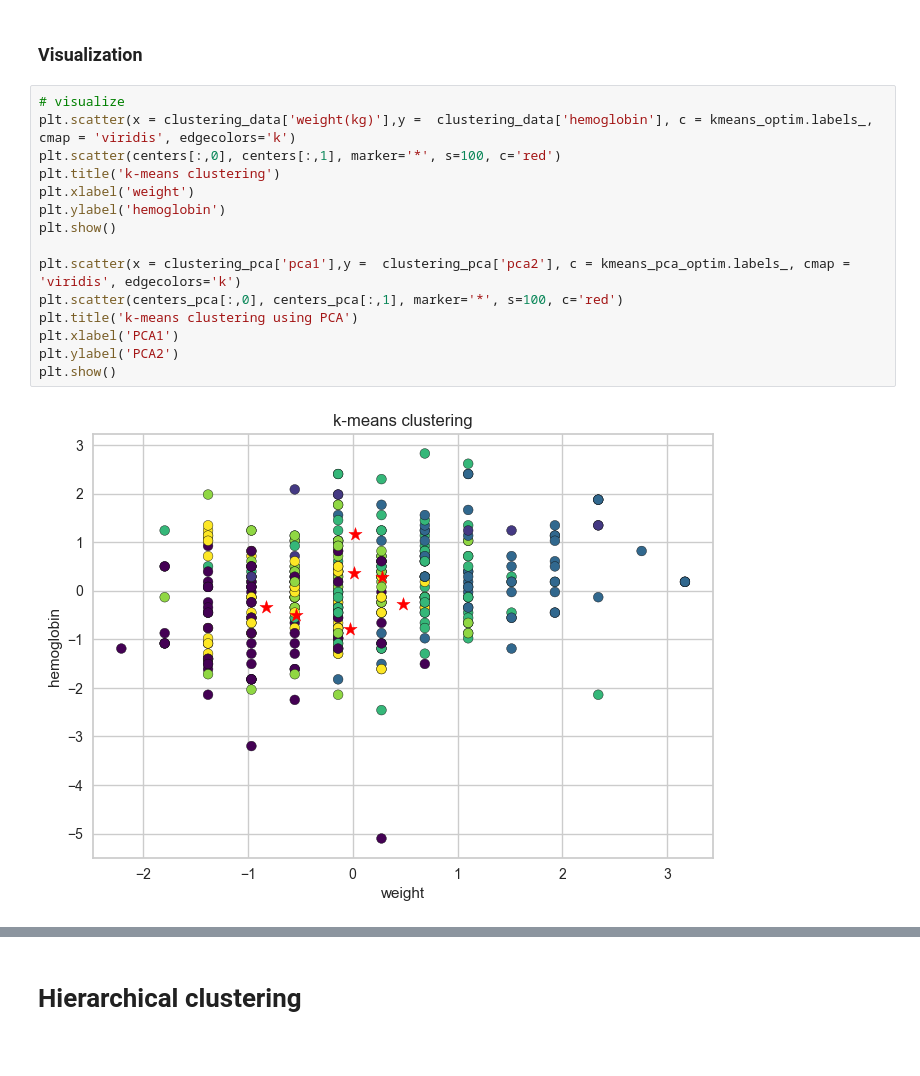
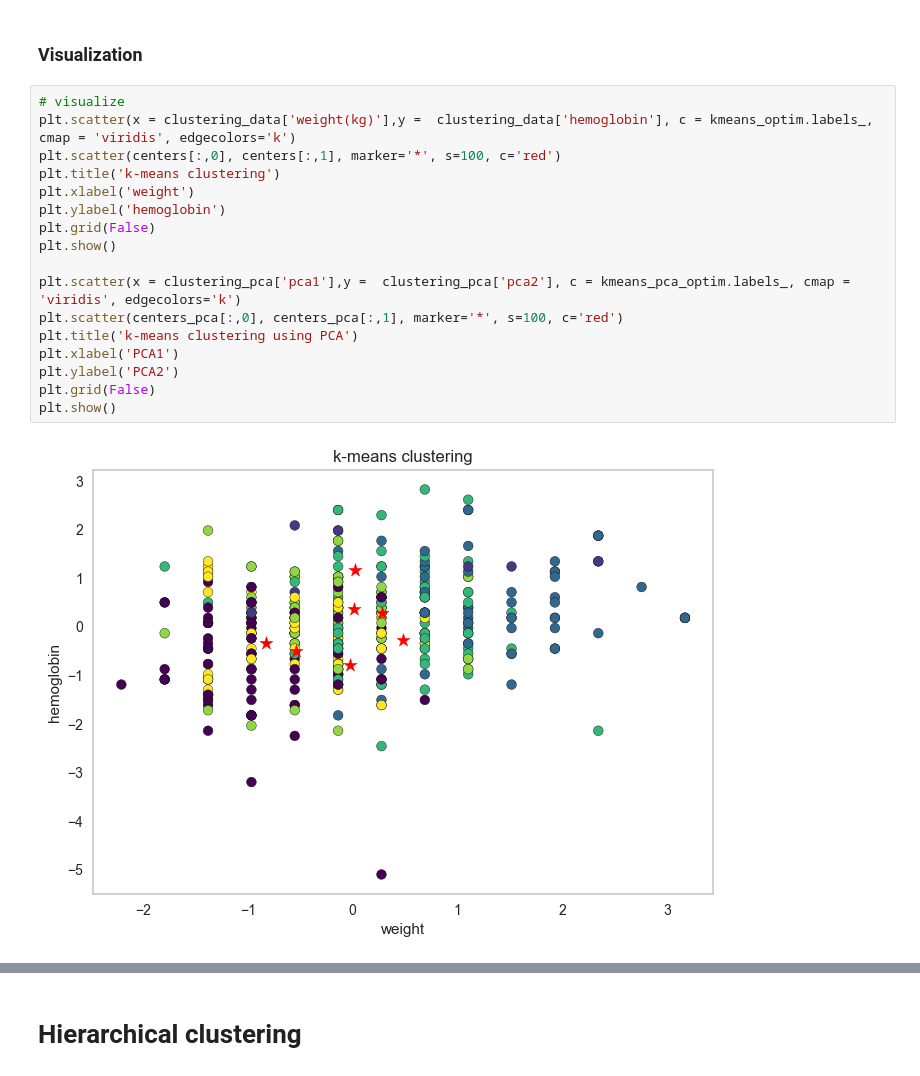
Before and after one commit to balooooooooo/machine_learning_1_coursework, a Jupyter notebook: clustering.ipynb, the cells around one changed output, grey strips where cells are left out. Cells and saved outputs as stored; diff of their text form.

```diff
--- a/clustering.ipynb
+++ b/clustering.ipynb
@@ -121,17 +121,19 @@ Rand index without PCA: 0.4989436876229329
 # %%
 # visualize
 plt.scatter(x = clustering_data['weight(kg)'],y =  clustering_data['hemoglobin'], c = kmeans_optim.labels_, cmap = 'viridis', edgecolors='k')
 plt.scatter(centers[:,0], centers[:,1], marker='*', s=100, c='red')
 plt.title('k-means clustering')
 plt.xlabel('weight')
 plt.ylabel('hemoglobin')
+plt.grid(False)
 plt.show()
 
 plt.scatter(x = clustering_pca['pca1'],y =  clustering_pca['pca2'], c = kmeans_pca_optim.labels_, cmap = 'viridis', edgecolors='k')
 plt.scatter(centers_pca[:,0], centers_pca[:,1], marker='*', s=100, c='red')
 plt.title('k-means clustering using PCA')
 plt.xlabel('PCA1')
 plt.ylabel('PCA2')
+plt.grid(False)
 plt.show()
 # %% [output]
-[figure, old version]
+[figure, new version]
```
Also changed, not shown: parts of 6 cells of this notebook, 1 other file.
